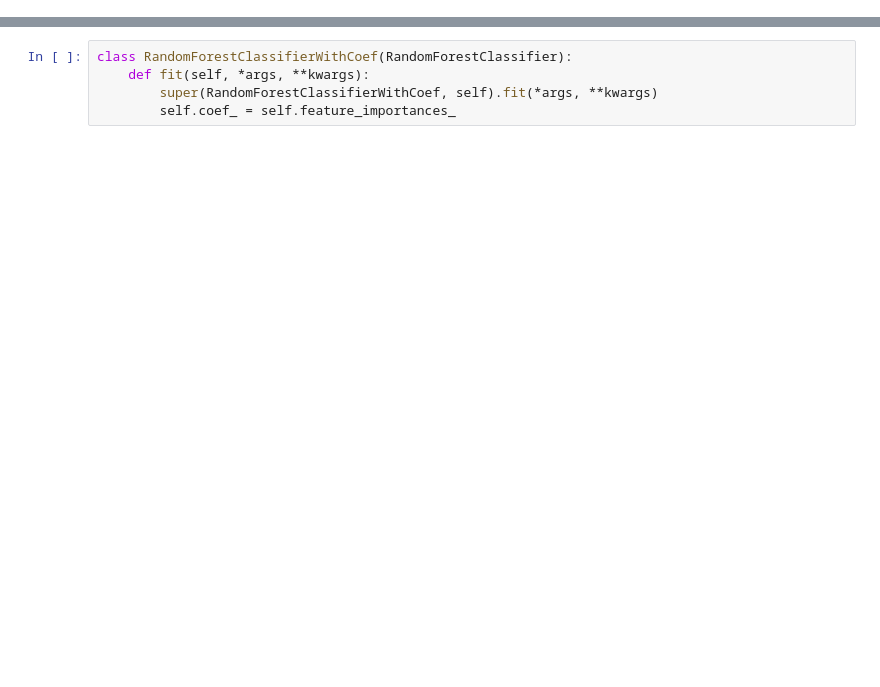
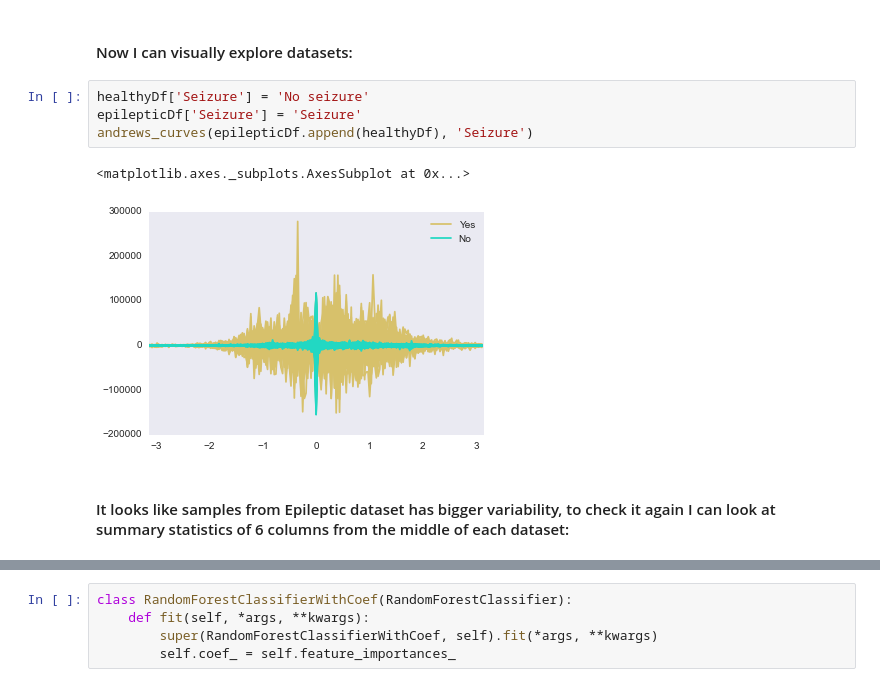
Before and after one commit to alxndrkalinin/seizure-pred, a Jupyter notebook: SeizurePred.ipynb, the cells around one changed output, grey strips where cells are left out. Cells and saved outputs as stored; diff of their text form; blank space fills up the shorter version.

```diff
--- a/SeizurePred.ipynb
+++ b/SeizurePred.ipynb
@@ -24,0 +64,11 @@ import matplotlib.pyplot as plt
+# %% [markdown]
+#### Now I can visually explore datasets:
+# %%
+healthyDf['Seizure'] = 'No seizure'
+epilepticDf['Seizure'] = 'Seizure'
+andrews_curves(epilepticDf.append(healthyDf), 'Seizure')
+# %% [output]
+<matplotlib.axes._subplots.AxesSubplot at 0x...>
+[figure, added]
+# %% [markdown]
+#### It looks like samples from Epileptic dataset has bigger variability, to check it again I can look at summary statistics of 6 columns from the middle of each dataset:
```
Also changed, not shown: parts of 64 cells of this notebook.
